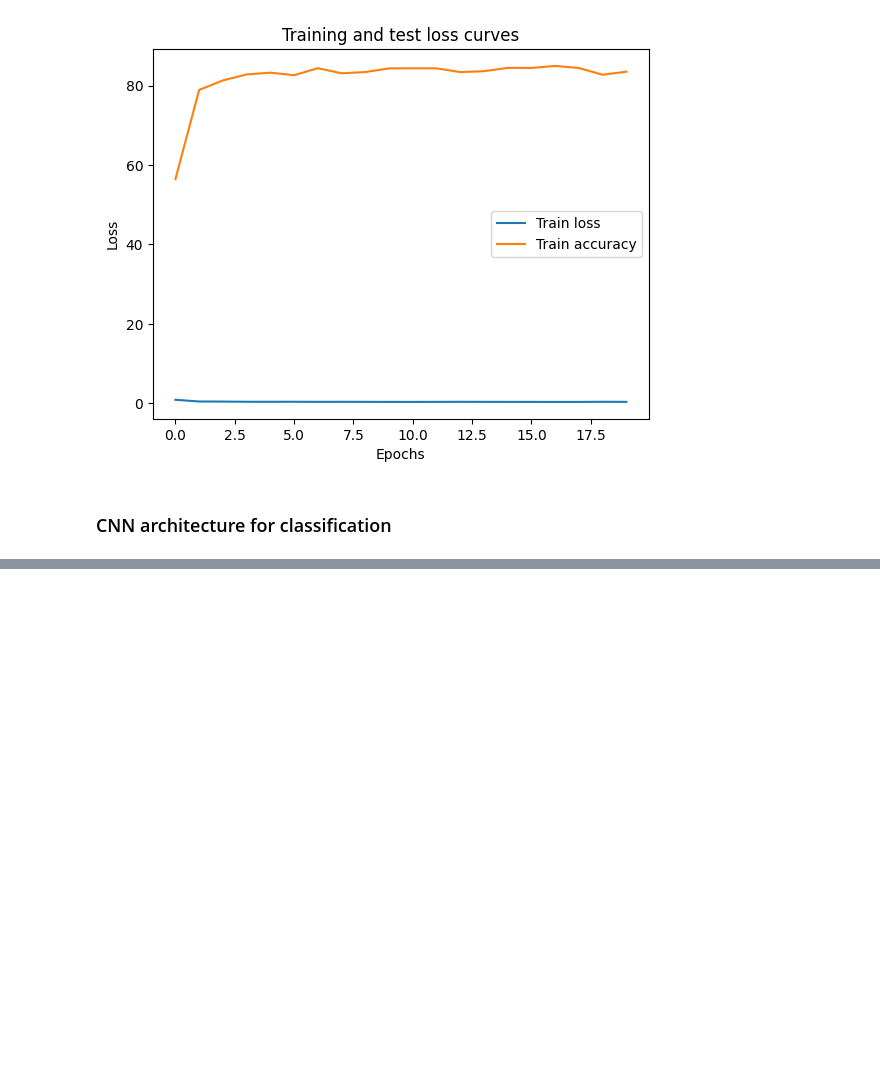
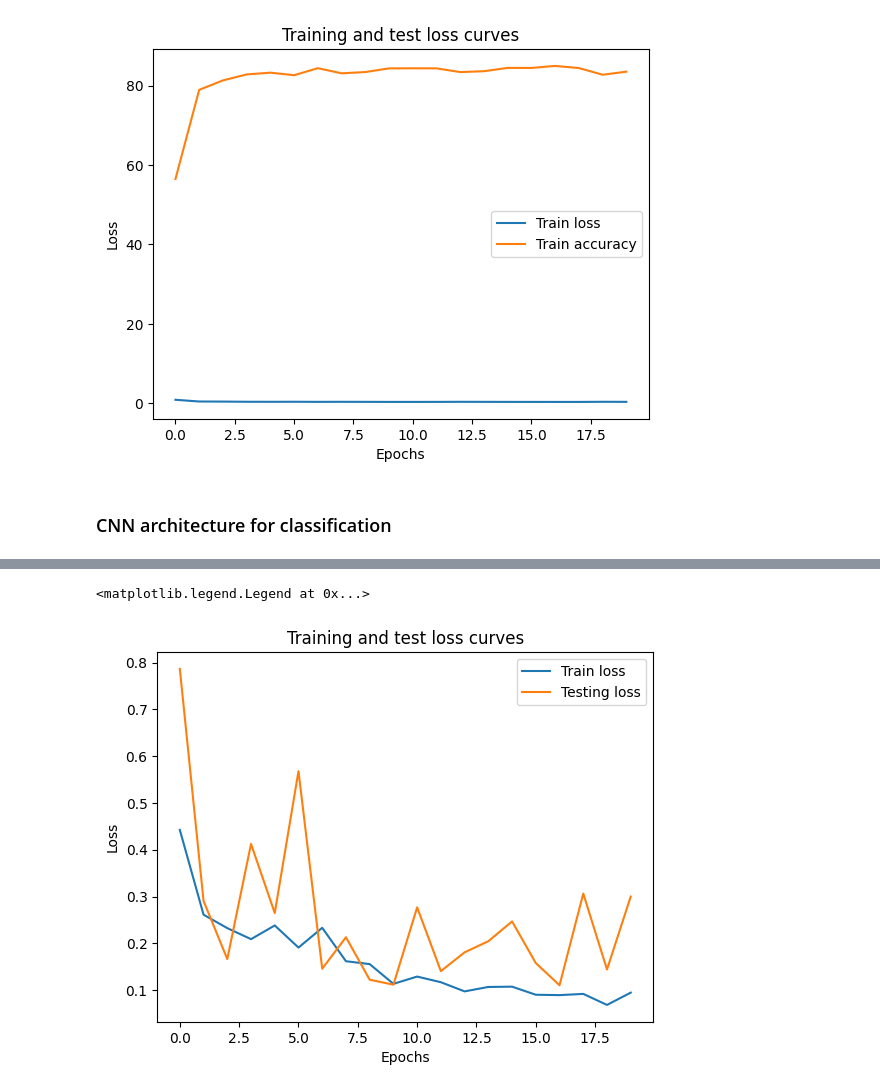
Before and after one commit to mukul05031997/ML-and-DL, a Jupyter notebook: project2/project2.ipynb, the cells around one changed output, grey strips where cells are left out. Saved outputs shown, nothing was run; the diff lists cells and outputs as text; code cells hidden in the pictures; blank space fills up the shorter version.

Commit message:
completed the image classification using CNN

```diff
--- a/project2/project2.ipynb
+++ b/project2/project2.ipynb
@@ -301,14 +301,14 @@ class CNN(nn.Module):
         self.conv1 = nn.Conv2d(3, 32, kernel_size= 3)
         self.conv2 = nn.Conv2d(32, 64, kernel_size=3)
         self.conv4 = nn.Conv2d(64,32, kernel_size= 3)
-        self.conv5 = nn.Conv2d(32, 32, kernel_size=3)
-        self.bn = nn.BatchNorm2d(32)
+        self.conv5 = nn.Conv2d(32, 64, kernel_size=3)
+        self.bn = nn.BatchNorm2d(64)
         self.flatten = nn.Flatten()
         self.pool = nn.MaxPool2d(2,2)
         self.relu = nn.ReLU()
 
         #classification layer
-        self.fc1 = nn.Linear(28*28*32, 1024)
+        self.fc1 = nn.Linear(28*28*64, 1024)
         self.fc2 = nn.Linear(1024, 512)
         self.fc3 = nn.Linear(512, 128)
         self.fc4 = nn.Linear(128, 4)
@@ -363,6 +363,8 @@ epochs = 20
 epoch_count = []
 training_loss = []
 training_acc = []
+testing_losss = []
+testing_accuracy = []
 
 for epoch in range(epochs):
     print(f"Epoch No: {epoch}\n-------")
@@ -407,7 +409,30 @@ for epoch in range(epochs):
     epoch_count.append(epoch)
     training_loss.append(train_loss.cpu().item())
     training_acc.append(train_accuracy)
-    print(f'batch : {batch} | train_loss = {train_loss} | train_accurracy: {train_accuracy}')
+
+    test_loss = 0
+    test_acc = 0
+    model1.eval()
+    with torch.inference_mode():
+        for x_test, y in test_loader:
+            x_test = x_test.to(device)
+            y = y.to(device)
+            y_pred_test = model1(x_test)
+
+            #testing loss
+            testing_loss = loss_fun(y_pred_test, y)
+            test_loss = test_loss + testing_loss
+            y_pred_test = torch.softmax(y_pred_test, dim=1)
+            y_pred_test = torch.argmax(y_pred_test, dim = 1)
+
+            #testing predictions
+            test_pred = accuracy_fun(y_pred=y_pred_test, y_true= y)
+            test_acc = test_acc + test_pred
+        test_loss = test_loss / len(test_loader)
+        test_acc = test_acc / len(test_loader)
+        testing_losss.append(test_loss.cpu().item())
+        testing_accuracy.append(test_acc)
+    print(f'epoch: {epoch} | train_loss: {train_loss} | train_accuracy: {train_accuracy} | test loss: {test_loss} | test_accuracy: {test_acc}')
 # %% [output]
 Epoch No: 0
 -------
@@ -428,0 +454,10 @@ batch : 61 | train_loss = 0.07104411721229553 | train_accurracy: 97.443057977332
+# %%
+plt.plot(epoch_count, training_loss, label="Train loss")
+plt.plot(epoch_count, testing_losss, label="Testing loss")
+plt.title("Training and test loss curves")
+plt.ylabel("Loss")
+plt.xlabel("Epochs")
+plt.legend()
+# %% [output]
+<matplotlib.legend.Legend at 0x...>
+[figure, added]
```
Also changed, not shown: parts of 4 cells of this notebook.
